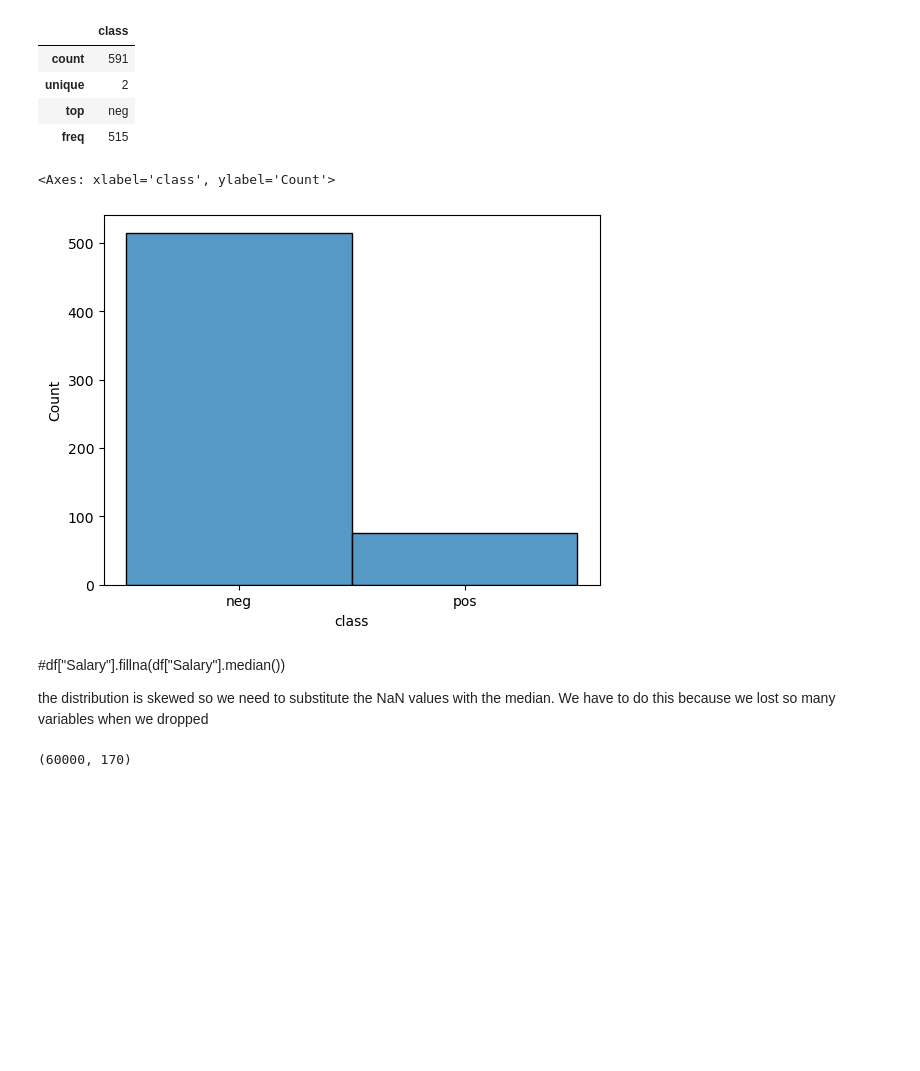
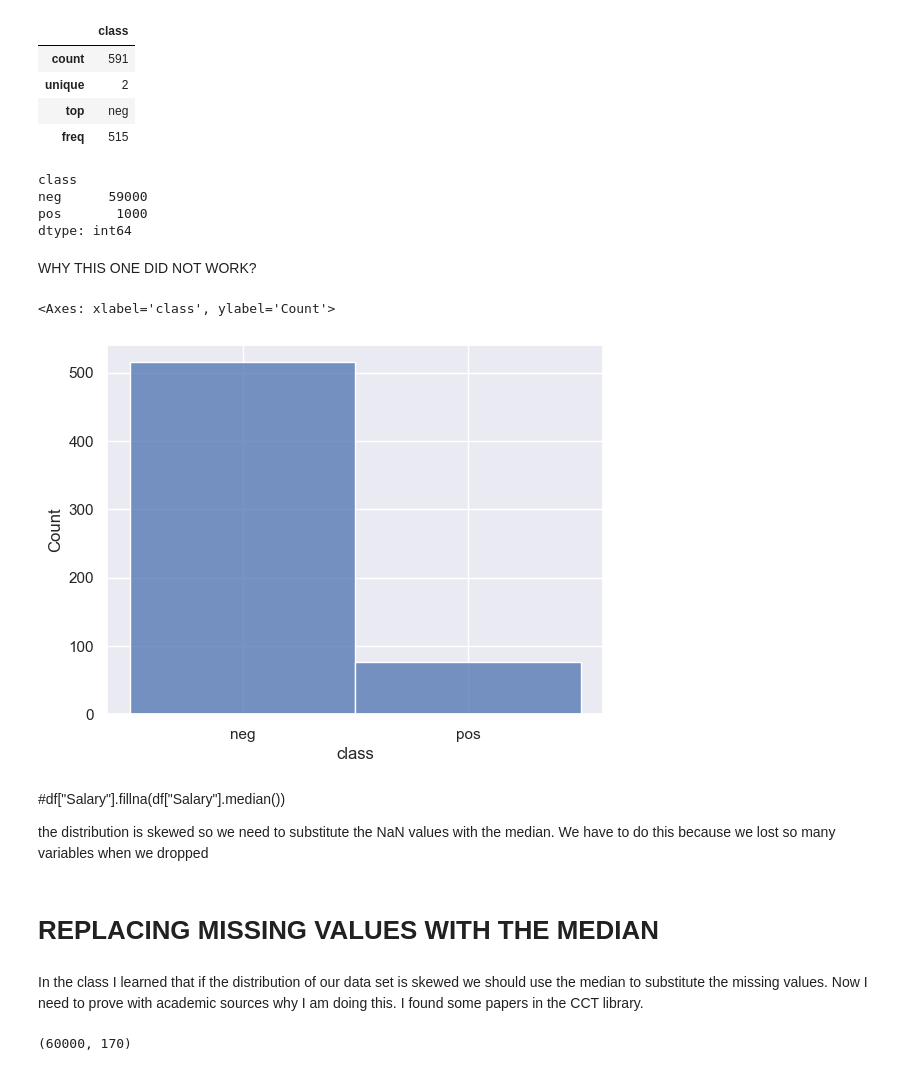
Before and after one commit to izazaka/Data, a Jupyter notebook: CA1.ipynb, the cells around one changed output. Saved outputs shown, nothing was run; the diff lists cells and outputs as text; code cells hidden in the pictures; blank space fills up the shorter version.

```diff
--- a/CA1.ipynb
+++ b/CA1.ipynb
@@ -3,6 +31,20 @@
 # %%
+%matplotlib inline
+
 import pandas as pd
 
 import numpy as np
 
+import matplotlib.pyplot as plt
+
 import seaborn as sns
+
+sns.set()
+
+from sklearn.preprocessing import StandardScaler
+
+from sklearn.decomposition import PCA
+
+from sklearn import preprocessing
+
+from sklearn.model_selection import train_test_split
@@ -177,2 +226,2 @@ dtype: int64
 # %%
-ca1_axis0 = ca1.dropna(axis = 0)
+ca1_d = ca1.dropna(axis = 0)
@@ -203,15 +273,26 @@ ca1_axis0.describe(include = "object")
 | unique | 2 |
 | top | neg |
 | freq | 515 |
+# %%
+y.value_counts()
+# %% [output]
+class
+neg      59000
+pos       1000
+dtype: int64
+# %% [markdown]
+WHY THIS ONE DID NOT WORK?
 # %%
-sns.histplot(data = ca1_axis0, x = "class")
+sns.histplot(data = ca1_d, x = "class")
 # %% [output]
 <Axes: xlabel='class', ylabel='Count'>
-[figure, old version]
+[figure, new version]
 # %% [markdown]
 #df["Salary"].fillna(df["Salary"].median())
 
 the distribution is skewed so we need to substitute the NaN values with the median. We have to do this because
  we lost so many variables when we dropped
+# %% [markdown]
+# REPLACING MISSING VALUES WITH THE MEDIAN
 # %%
 X.fillna(X.median(), inplace = True)
@@ -220,3 +299,5 @@ X.fillna(X.median(), inplace = True)
+# %% [markdown]
+In the class I learned that if the distribution of our data set is skewed we should use the median to substitute the missing values. Now I need to prove with academic sources why I am doing this. I found some papers in the CCT library.
 # %%
 X.shape
 # %% [output]
```
Also changed, not shown: parts of 60 cells of this notebook, 3 other files.
